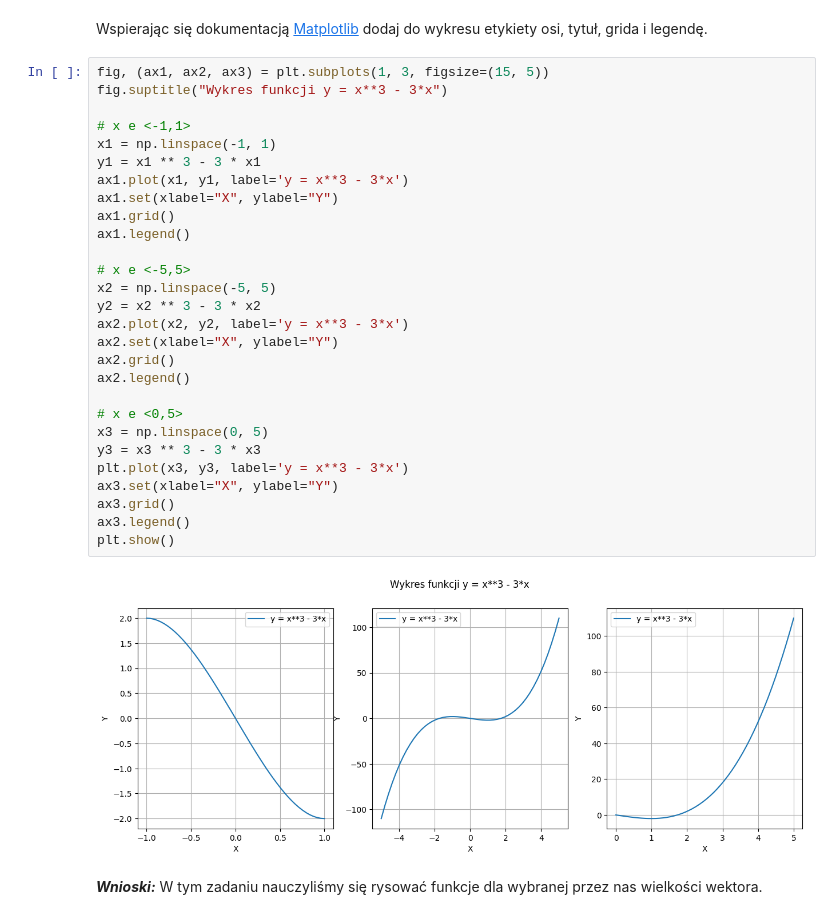
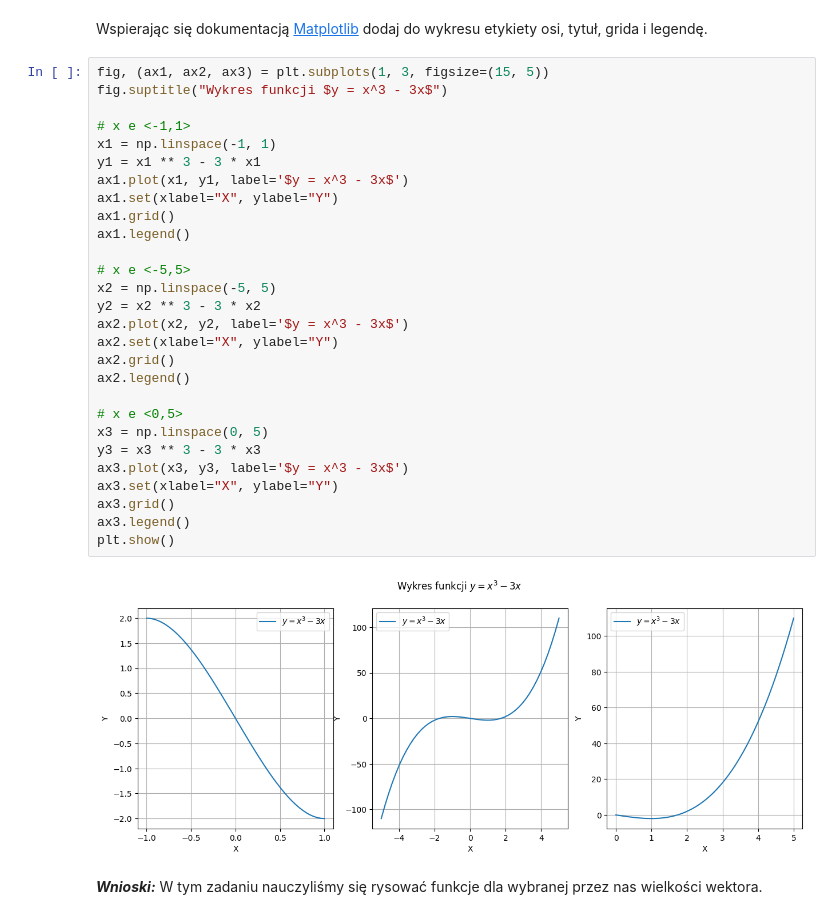
Before and after one commit to lukaszfilo-agh/Numerical-methods, a Jupyter notebook: LAB02/sprawozdanie.ipynb, the cells around one changed output. Saved outputs shown, nothing was run; the diff lists cells and outputs as text.

```diff
--- a/LAB02/sprawozdanie.ipynb
+++ b/LAB02/sprawozdanie.ipynb
@@ -37,34 +37,34 @@ plt.show()
 Wspierając się dokumentacją [Matplotlib](https://matplotlib.org/) dodaj do wykresu etykiety osi, tytuł, grida i legendę.
 # %%
 fig, (ax1, ax2, ax3) = plt.subplots(1, 3, figsize=(15, 5))
-fig.suptitle("Wykres funkcji y = x**3 - 3*x")
+fig.suptitle("Wykres funkcji $y = x^3 - 3x$")
 
 # x e <-1,1>
 x1 = np.linspace(-1, 1)
 y1 = x1 ** 3 - 3 * x1
-ax1.plot(x1, y1, label='y = x**3 - 3*x')
+ax1.plot(x1, y1, label='$y = x^3 - 3x$')
 ax1.set(xlabel="X", ylabel="Y")
 ax1.grid()
 ax1.legend()
 
 # x e <-5,5>
 x2 = np.linspace(-5, 5)
 y2 = x2 ** 3 - 3 * x2
-ax2.plot(x2, y2, label='y = x**3 - 3*x')
+ax2.plot(x2, y2, label='$y = x^3 - 3x$')
 ax2.set(xlabel="X", ylabel="Y")
 ax2.grid()
 ax2.legend()
 
 # x e <0,5>
 x3 = np.linspace(0, 5)
 y3 = x3 ** 3 - 3 * x3
-plt.plot(x3, y3, label='y = x**3 - 3*x')
+ax3.plot(x3, y3, label='$y = x^3 - 3x$')
 ax3.set(xlabel="X", ylabel="Y")
 ax3.grid()
 ax3.legend()
 plt.show()
 # %% [output]
-[figure, old version]
+[figure, new version]
 # %% [markdown]
 ***Wnioski:***
 W tym zadaniu nauczyliśmy się rysować funkcje dla wybranej przez nas wielkości wektora.
```
Also changed, not shown: parts of 2 cells of this notebook, 7 other files.
